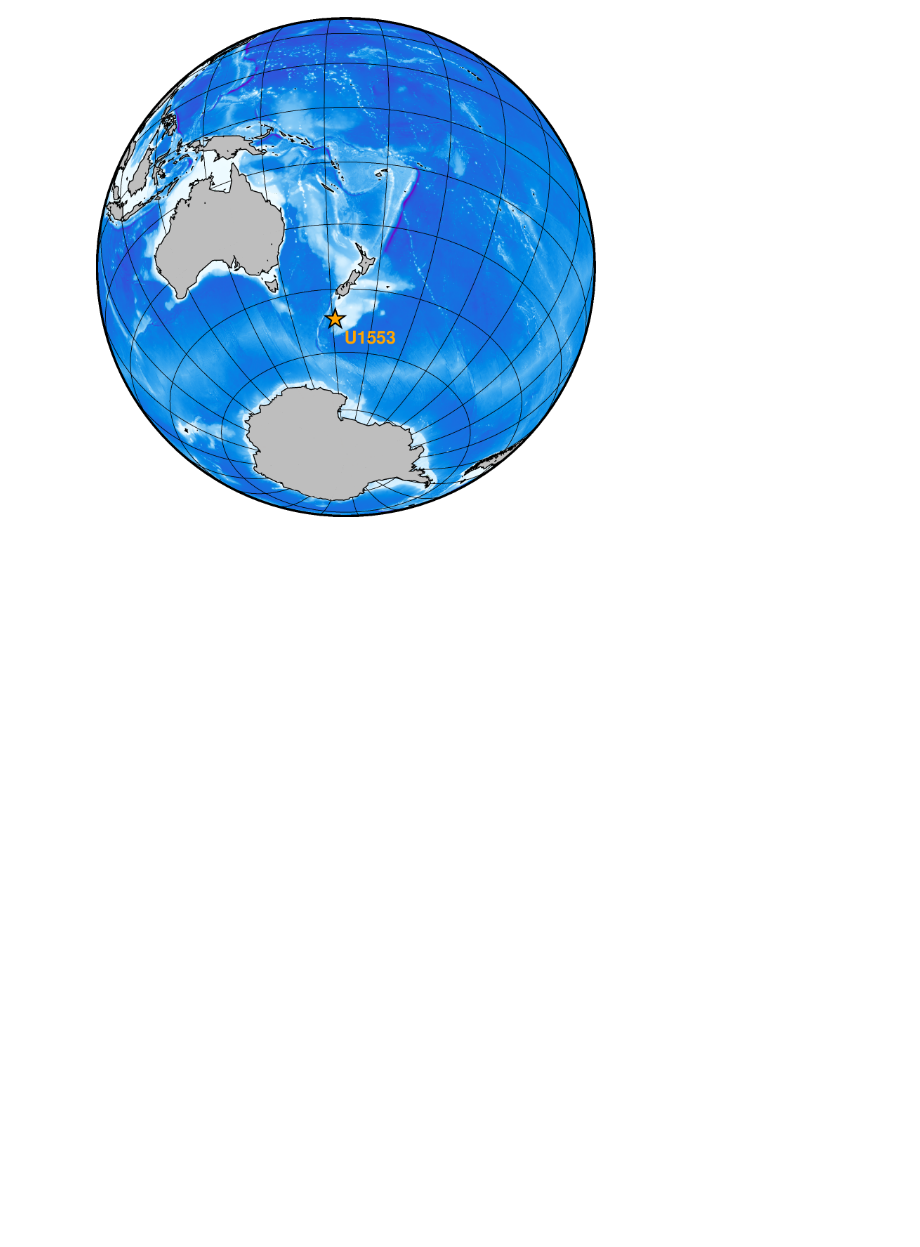
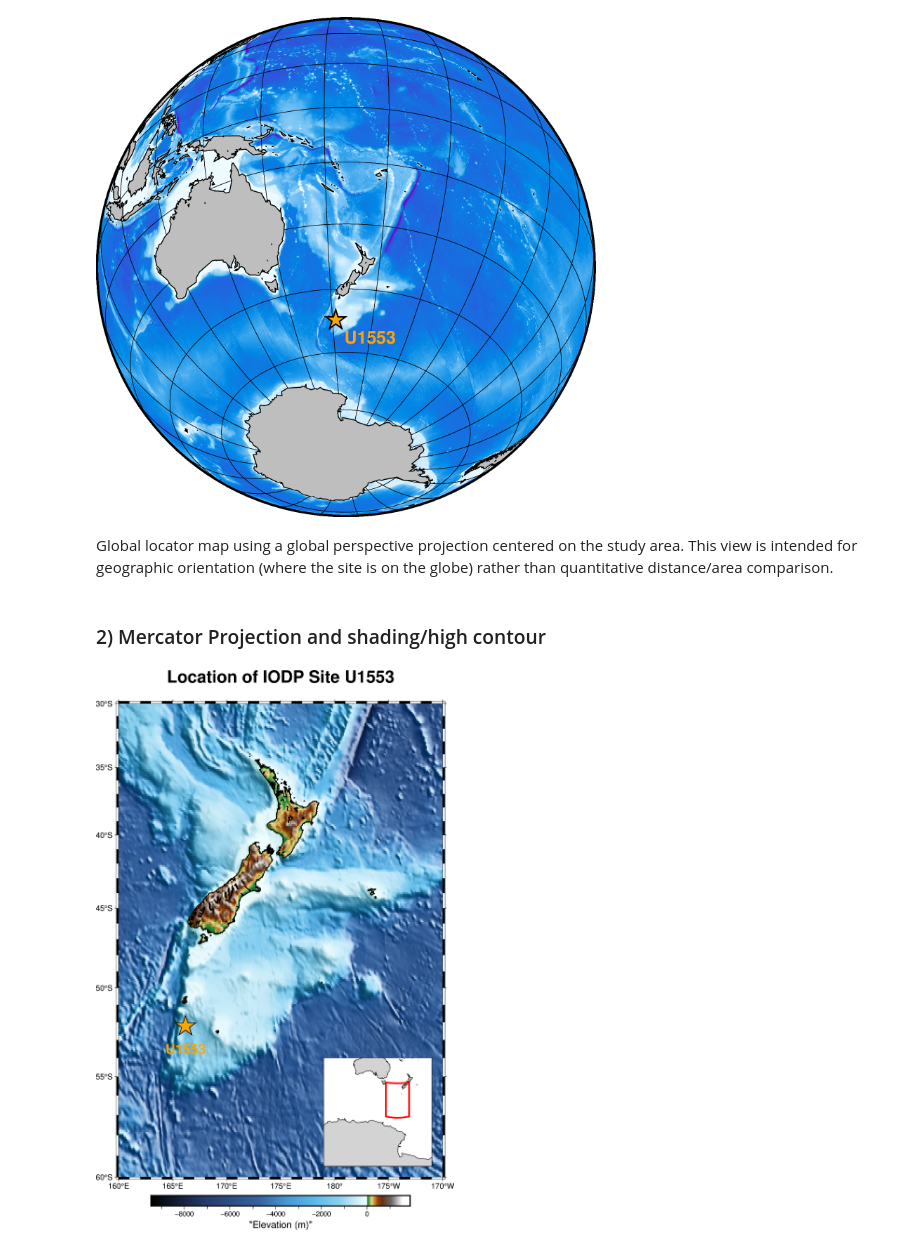
Before and after one commit to PaleoBN/paleo-eocene, a Jupyter notebook: notebooks/01_site_map_pygmt.ipynb, the cells around one changed output. Saved outputs shown, nothing was run; the diff lists cells and outputs as text; code cells hidden in the pictures; blank space fills up the shorter version.

```diff
--- a/notebooks/01_site_map_pygmt.ipynb
+++ b/notebooks/01_site_map_pygmt.ipynb
@@ -14,3 +19,71 @@ fig.text(x=180, y=-56, text="U1553", font="12p,Helvetica-Bold, orange", justify=
 fig.show()
 # %% [output]
 [figure]
+# %% [markdown]
+Global locator map using a global perspective projection centered on the study area. This view is intended for geographic orientation (where the site is on the globe) rather than quantitative distance/area comparison.
+# %% [markdown]
+### 2) Mercator Projection and shading/high contour
+# %%
+# Load Earth Relief
+# -----------------------------------------------------
+grad = pygmt.datasets.load_earth_relief(resolution="06m", region=region_main)
+shade = pygmt.grdgradient(
+    grad,
+    azimuth=45,        # Beleuchtungsrichtung
+    normalize="t1"     # kontrollierte Stärke; alternativ z.B. "e0.6"
+)
+fig = pygmt.Figure()
+
+# -----------------------------------------------------
+# Main Map (New Zealand region)
+# -----------------------------------------------------
+region_main = [160, 190, -60, -30]
+projection_main = "M15c"   # Mercator, 15 cm width
+
+fig.grdimage(
+    grid=grad,
+    region=region_main,
+    projection=projection_main,
+    cmap="geo",
+    shading=shade,       # automatic hillshade
+    frame=["af", "+tLocation of IODP Site U1553"]
+)
+
+fig.coast(
+    shorelines="1p,black",
+#    land='gray'
+)
+fig.plot(x=166.192, y=-52.225, style="a1c", fill="orange", pen="0.8p,black")
+fig.text(x=166.192, y=-53.5, text="U1553", font="18p,Helvetica-Bold, orange", justify="CM")
+fig.colorbar(frame='af+l"Elevation (m)"')
+
+# -----------------------------------------------------
+# Inset Map (bottom right)
+# -----------------------------------------------------
+with fig.inset(
+    position="jBR+w5c+o0.5c",   # bottom-right, width 5 cm
+    box="+p1p"
+):
+
+    region_inset = [80, 200, -80, 0]
+    projection_inset = "M5c"
+
+    fig.coast(
+        region=region_inset,
+        projection=projection_inset,
+        land="lightgray",
+        water="white",
+        shorelines="0.5p,black",
+        frame="af"
+    )
+
+    # Red rectangle marking NZ region
+    fig.plot(
+        x=[160, 190, 190, 160, 160],
+        y=[-60, -60, -30, -30, -60],
+        pen="2p,red"
+    )
+
+fig.show()
+# %% [output]
+[figure, added]
```
Also changed, not shown: parts of 7 cells of this notebook.
